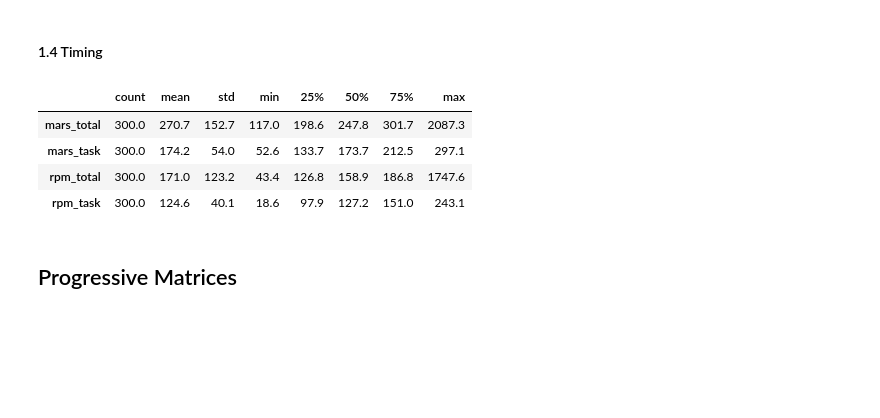
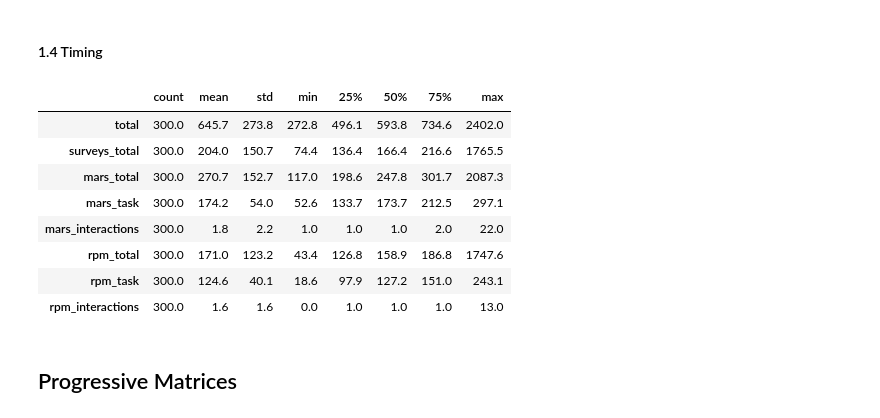
Before and after one commit to ndawlab/mars-irt, a Jupyter notebook: 04_Validation/02_Descriptive.ipynb, the cells around one changed output. Drawn from its saved outputs; the diff is of its cells as text; code cells hidden in the pictures; blank space fills up the shorter version.

```diff
--- a/04_Validation/02_Descriptive.ipynb
+++ b/04_Validation/02_Descriptive.ipynb
@@ -62,19 +74,23 @@ Name: education, dtype: int64
 # %%
 ## Load metadata.
 timing = read_csv(os.path.join('data', 'timing.csv'))
 
 ## Apply rejections.
 reject = read_csv(os.path.join('data', 'reject.csv'))
 timing = timing[timing.subject.isin(reject.query('reject == 0').subject)].reset_index(drop=True)
 
 ## Describe task timing.
-timing.filter(regex='_t').describe().T.round(1)
+timing.describe().T.round(1)
 # %% [output]
 |  | count | mean | std | min | 25% | 50% | 75% | max |
+| total | 300.0 | 645.7 | 273.8 | 272.8 | 496.1 | 593.8 | 734.6 | 2402.0 |
+| surveys_total | 300.0 | 204.0 | 150.7 | 74.4 | 136.4 | 166.4 | 216.6 | 1765.5 |
 | mars_total | 300.0 | 270.7 | 152.7 | 117.0 | 198.6 | 247.8 | 301.7 | 2087.3 |
 | mars_task | 300.0 | 174.2 | 54.0 | 52.6 | 133.7 | 173.7 | 212.5 | 297.1 |
+| mars_interactions | 300.0 | 1.8 | 2.2 | 1.0 | 1.0 | 1.0 | 2.0 | 22.0 |
 | rpm_total | 300.0 | 171.0 | 123.2 | 43.4 | 126.8 | 158.9 | 186.8 | 1747.6 |
 | rpm_task | 300.0 | 124.6 | 40.1 | 18.6 | 97.9 | 127.2 | 151.0 | 243.1 |
+| rpm_interactions | 300.0 | 1.6 | 1.6 | 0.0 | 1.0 | 1.0 | 1.0 | 13.0 |
 # %% [markdown]
 ## Progressive Matrices
 # %%
```
Also changed, not shown: parts of 18 cells of this notebook, 10 other files.
